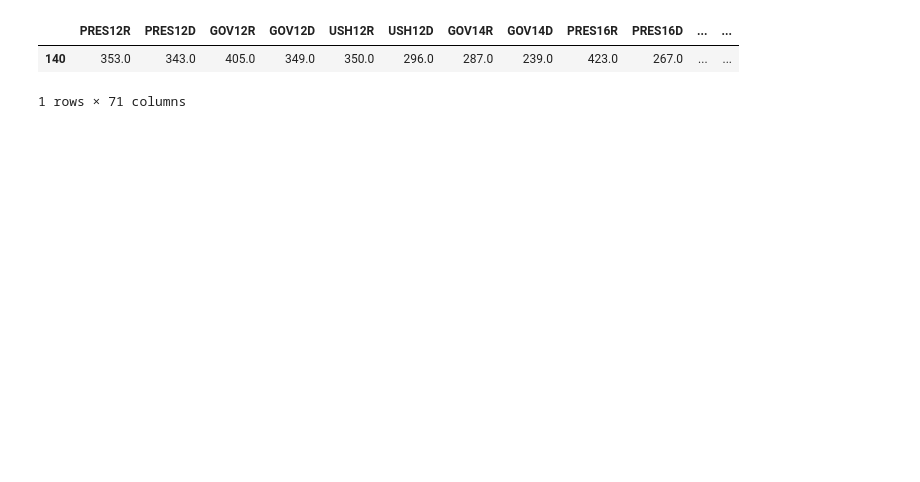
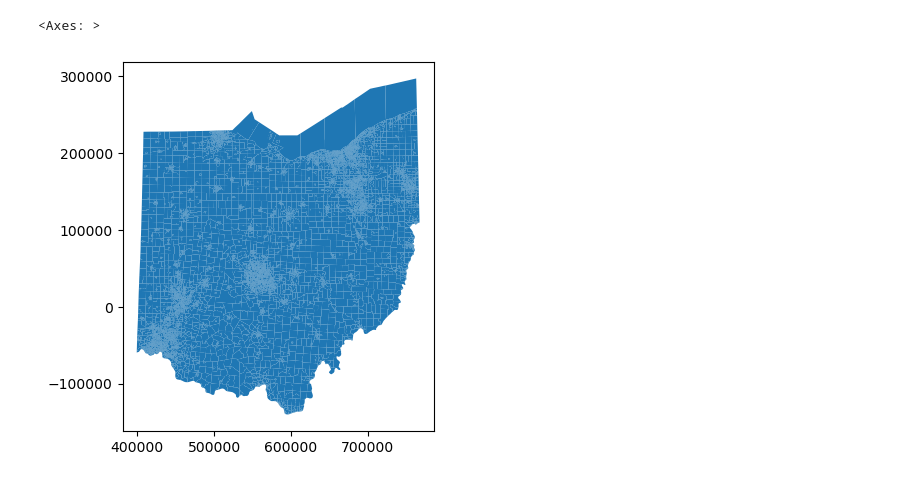
Before and after one commit to yagnesh7/clock-hand-redistricting, a Jupyter notebook: redistricting/redistrict_example.ipynb, the cells around one changed output. Saved outputs shown, nothing was run; the diff lists cells and outputs as text; code cells hidden in the pictures; blank space fills up the shorter version.

Commit message:
preparation for 2020 data

```diff
--- a/redistricting/redistrict_example.ipynb
+++ b/redistricting/redistrict_example.ipynb
@@ -36,25 +37,32 @@ def count_disjoints(geometry):
 # %%
 data_path = "../data/mggg-states/"
 output_dir = "../output/"
-run_name = "2018_abs_both_comp"
+run_name = "new_2020"
 
-state = "NH"
+state = "OH"
 DEGREE_LIMIT = 0
 # scorers
-# crs = "EPSG:6505"
+crs = "EPSG:2834"
 
 states = pd.read_csv("../states_2010.csv")
-row = states.loc[states['abbrev'] == state]
-row = [r for i,r in row.iterrows()][0]
+row = states.loc[states["abbrev"] == state]
+row = [r for i, r in row.iterrows()][0]
 
-voting_precincts = gpd.read_file(os.path.join(data_path,row["abbrev"]))
-# voting_precincts = voting_precincts.to_crs(crs)
-n_districts = row["districts"]
-pop = row["population"]
-d_votes = "USH16D" #row["dem_votes"]
-r_votes = "USH16R" #row["rep_votes"]
+voting_precincts = gpd.read_file(
+    "data_prep/output/oh_2020"
+)  # gpd.read_file(os.path.join(data_path,row["abbrev"]))
+voting_precincts = voting_precincts.to_crs(crs)
+n_districts = 7  # row["districts"]
+pop = "POP20"  # row["population"]
+d_votes = "USH20_D"  # "USH16D" #row["dem_votes"]
+r_votes = "USH20_R"  # row["rep_votes"]
 voting_precincts.sample(n=1)
+
+voting_precincts[d_votes] = voting_precincts[d_votes].fillna(0)
+voting_precincts[r_votes] = voting_precincts[r_votes].fillna(0)
+voting_precincts[pop] = voting_precincts[pop].fillna(0)
-# %% [output]
-|  | PRES12R | PRES12D | GOV12R | GOV12D | USH12R | USH12D | GOV14R | GOV14D | PRES16R | PRES16D | ... | ... |
-| 140 | 353.0 | 343.0 | 405.0 | 349.0 | 350.0 | 296.0 | 287.0 | 239.0 | 423.0 | 267.0 | ... | ... |
-1 rows × 71 columns
+# %%
+voting_precincts.plot()
+# %% [output]
+<Axes: >
+[figure, added]
```
Also changed, not shown: parts of 18 cells of this notebook, 11 other files.
